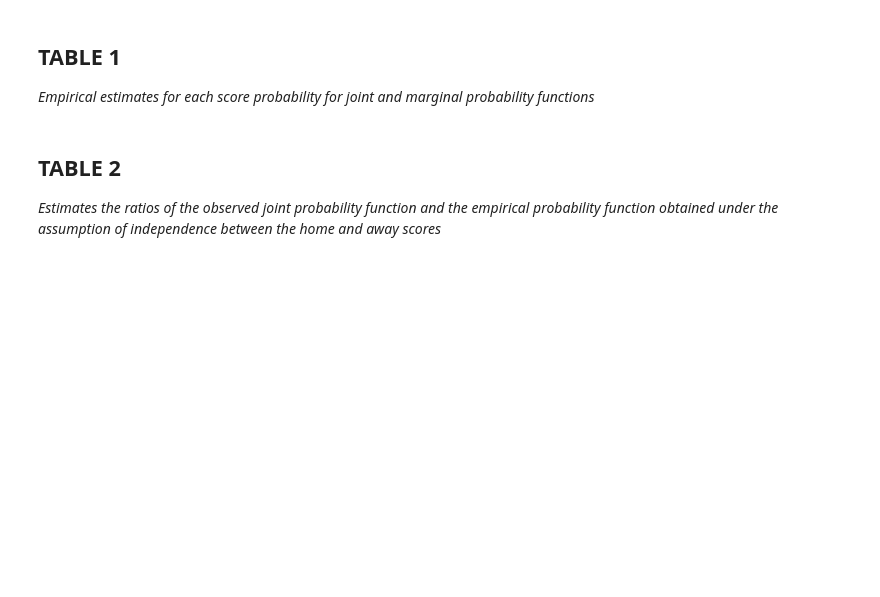
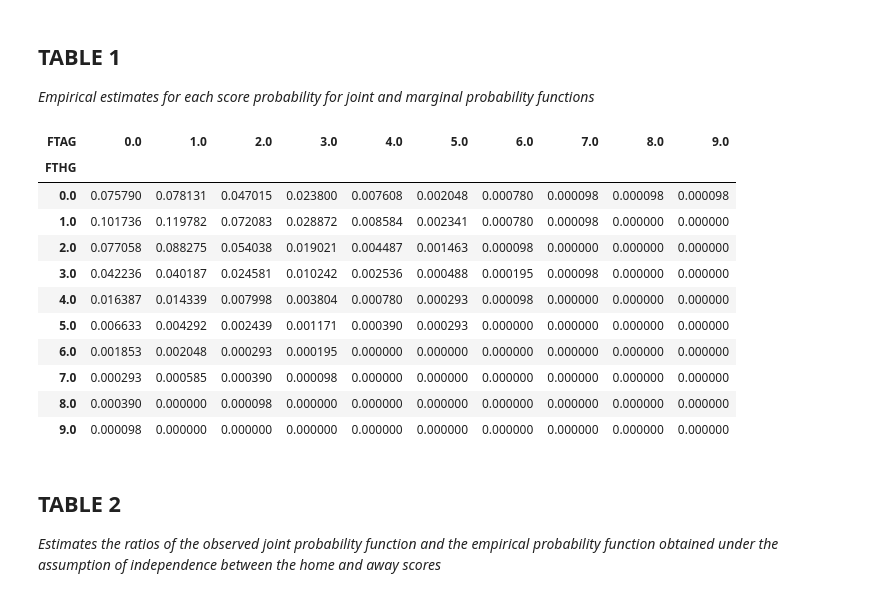
Before and after one commit to BenCooperGit/Mathematical-Modelling-Football-Outcomes, a Jupyter notebook: Dixon-Coles/DixonColes - Goals.ipynb, the cells around one changed output. Saved outputs shown, nothing was run; the diff lists cells and outputs as text; code cells hidden in the pictures; blank space fills up the shorter version.

```diff
--- a/Dixon-Coles/DixonColes - Goals.ipynb
+++ b/Dixon-Coles/DixonColes - Goals.ipynb
@@ -46,8 +39,21 @@ df_1
 ## TABLE 1
 *Empirical estimates for each score probability for joint and marginal probability functions*
 # %%
-goalsCrosstable = pd.crosstab(index=df["FTHG"], columns=df["FTAG"])/len(df_1)
-goalsCrosstable.style.background_gradient(cmap="RdYlGn")
+goals_crosstable = pd.crosstab(index=df["FTHG"], columns=df["FTAG"]) / len(df)
+goals_crosstable.style.background_gradient(cmap="RdYlGn")
+# %% [output]
+| FTAG | 0.0 | 1.0 | 2.0 | 3.0 | 4.0 | 5.0 | 6.0 | 7.0 | 8.0 | 9.0 |
+| FTHG |  |  |  |  |  |  |  |  |  |  |
+| 0.0 | 0.075790 | 0.078131 | 0.047015 | 0.023800 | 0.007608 | 0.002048 | 0.000780 | 0.000098 | 0.000098 | 0.000098 |
+| 1.0 | 0.101736 | 0.119782 | 0.072083 | 0.028872 | 0.008584 | 0.002341 | 0.000780 | 0.000098 | 0.000000 | 0.000000 |
+| 2.0 | 0.077058 | 0.088275 | 0.054038 | 0.019021 | 0.004487 | 0.001463 | 0.000098 | 0.000000 | 0.000000 | 0.000000 |
+| 3.0 | 0.042236 | 0.040187 | 0.024581 | 0.010242 | 0.002536 | 0.000488 | 0.000195 | 0.000098 | 0.000000 | 0.000000 |
+| 4.0 | 0.016387 | 0.014339 | 0.007998 | 0.003804 | 0.000780 | 0.000293 | 0.000098 | 0.000000 | 0.000000 | 0.000000 |
+| 5.0 | 0.006633 | 0.004292 | 0.002439 | 0.001171 | 0.000390 | 0.000293 | 0.000000 | 0.000000 | 0.000000 | 0.000000 |
+| 6.0 | 0.001853 | 0.002048 | 0.000293 | 0.000195 | 0.000000 | 0.000000 | 0.000000 | 0.000000 | 0.000000 | 0.000000 |
+| 7.0 | 0.000293 | 0.000585 | 0.000390 | 0.000098 | 0.000000 | 0.000000 | 0.000000 | 0.000000 | 0.000000 | 0.000000 |
+| 8.0 | 0.000390 | 0.000000 | 0.000098 | 0.000000 | 0.000000 | 0.000000 | 0.000000 | 0.000000 | 0.000000 | 0.000000 |
+| 9.0 | 0.000098 | 0.000000 | 0.000000 | 0.000000 | 0.000000 | 0.000000 | 0.000000 | 0.000000 | 0.000000 | 0.000000 |
 # %% [markdown]
 ## TABLE 2
 *Estimates the ratios of the observed joint probability function and the empirical probability function obtained under the assumption of independence between the home and away scores*
```
Also changed, not shown: parts of 23 cells of this notebook.
